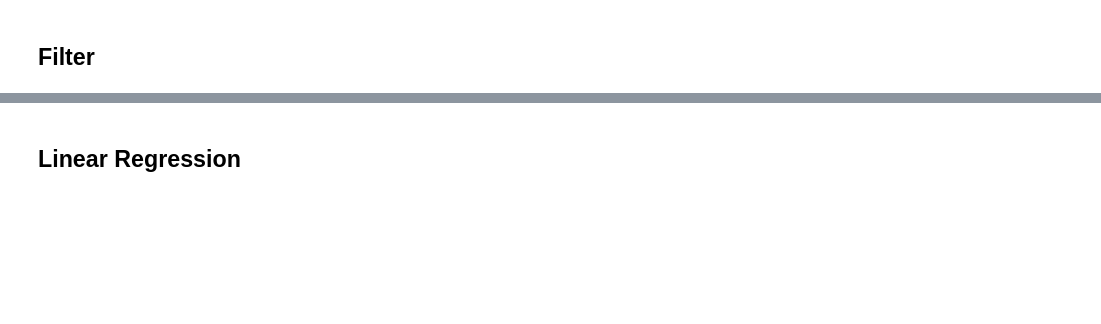
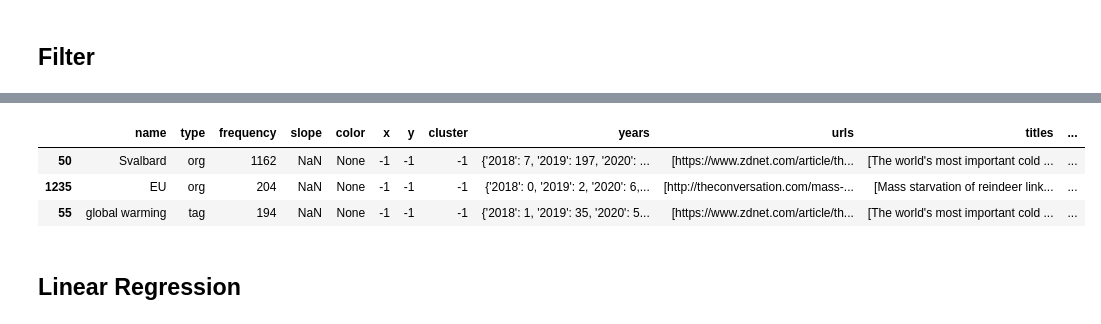
Before and after one commit to AlbaTaboada/Edgelands, a Jupyter notebook: analysis.ipynb, the cells around one changed output, grey strips where cells are left out. Cells and saved outputs as stored; diff of their text form; code cells hidden in the pictures; blank space fills up the shorter version.

```diff
--- a/analysis.ipynb
+++ b/analysis.ipynb
@@ -247,3 +248,10 @@ len(entities)
+# %%
+entities.head(3)
+# %% [output]
+|  | name | type | frequency | slope | color | x | y | cluster | years | urls | titles | ... |
+| 50 | Svalbard | org | 1162 | NaN | None | -1 | -1 | -1 | {'2018': 7, '2019': 197, '2020': ... | [https://www.zdnet.com/article/th... | [The world's most important cold ... | ... |
+| 1235 | EU | org | 204 | NaN | None | -1 | -1 | -1 | {'2018': 0, '2019': 2, '2020': 6,... | [http://theconversation.com/mass-... | [Mass starvation of reindeer link... | ... |
+| 55 | global warming | tag | 194 | NaN | None | -1 | -1 | -1 | {'2018': 1, '2019': 35, '2020': 5... | [https://www.zdnet.com/article/th... | [The world's most important cold ... | ... |
 # %% [markdown]
 ## Linear Regression
 # %%
```
Also changed, not shown: parts of 14 cells of this notebook, 6 other files.
